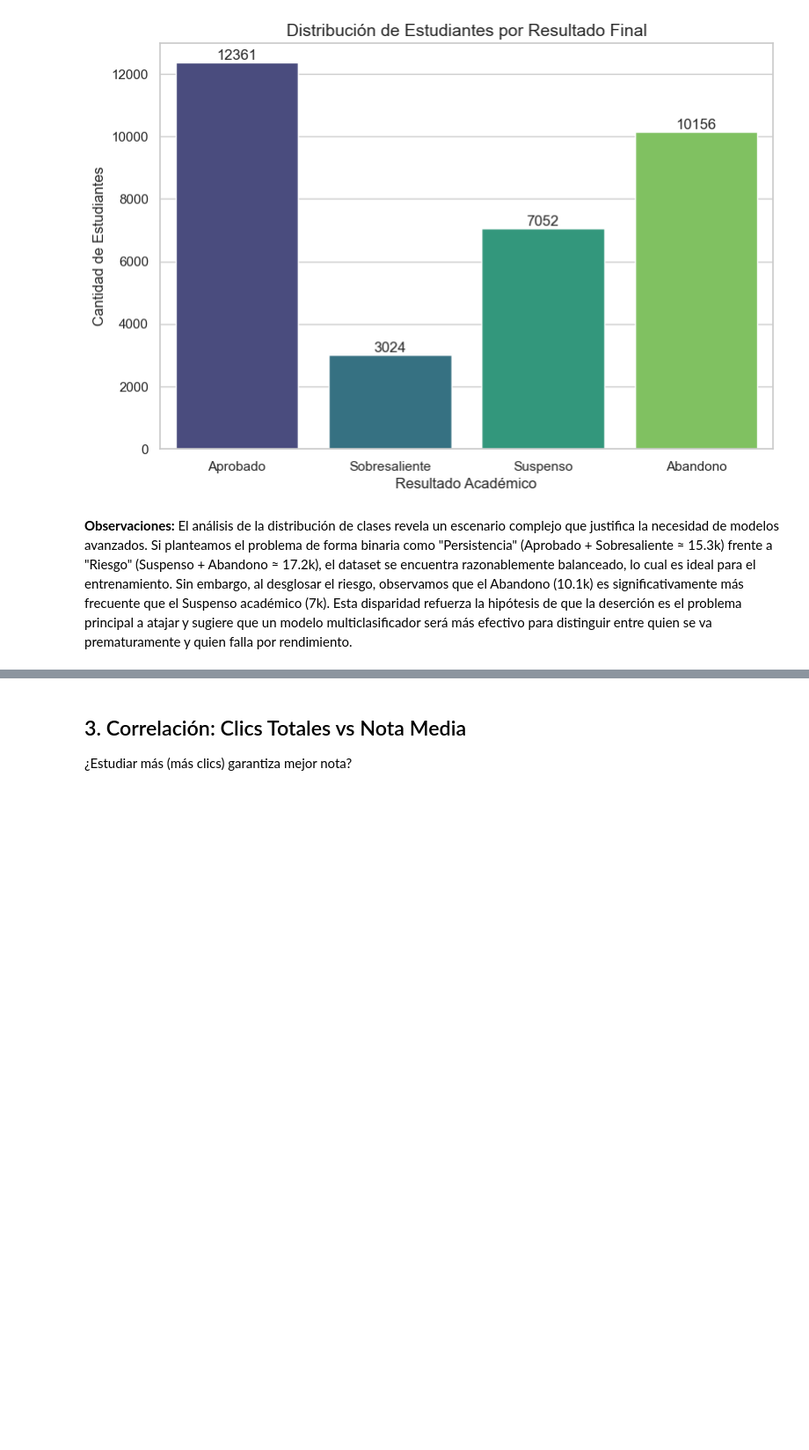
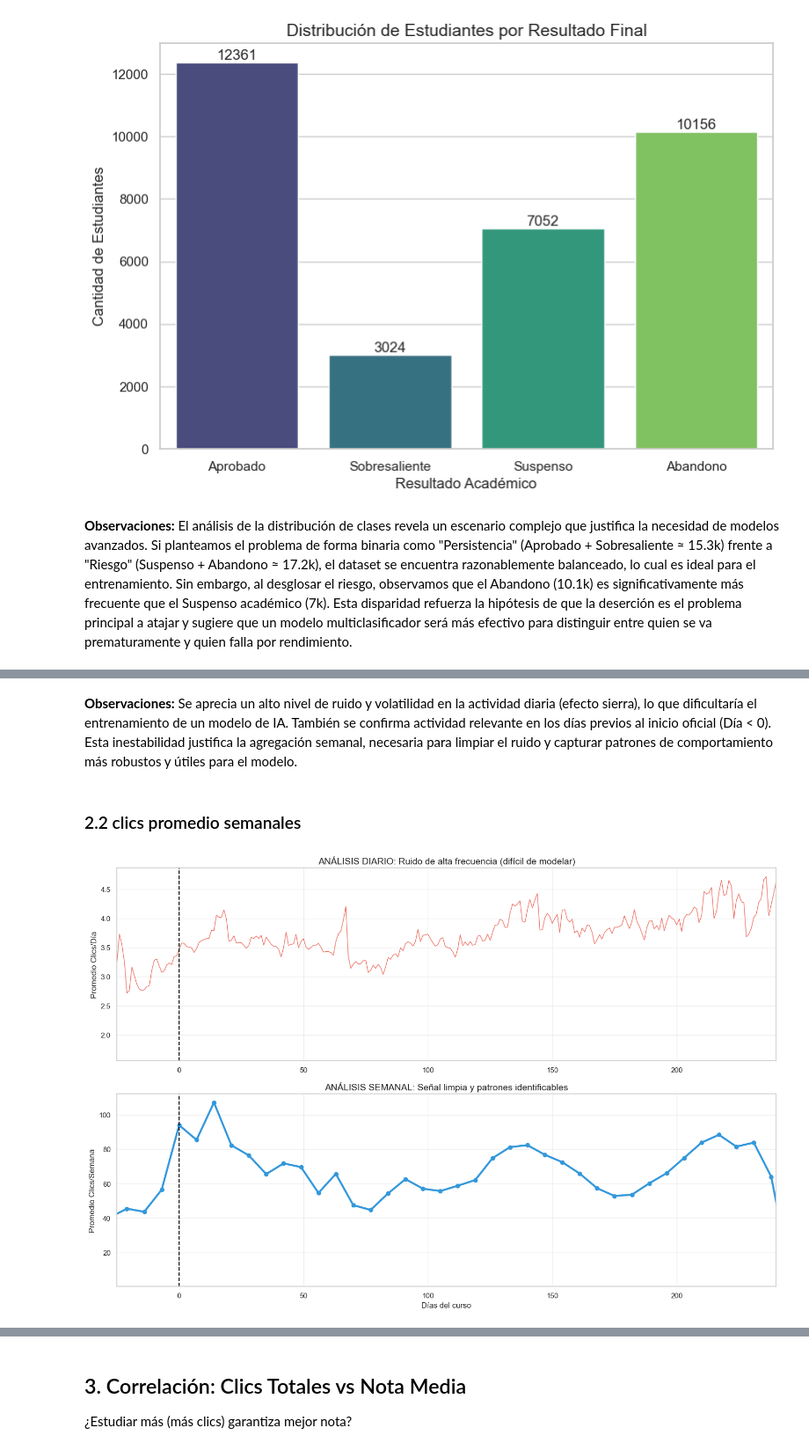
Before and after one commit to MichaeLaudrup/Artificial_Intelligence_Msc, a Jupyter notebook: TFM_education_ai_analytics/notebooks/data_exploration.ipynb, the cells around one changed output, grey strips where cells are left out. Shown at 88% size. Cells and saved outputs as stored; diff of their text form; code cells hidden in the pictures; blank space fills up the shorter version.

```diff
--- a/TFM_education_ai_analytics/notebooks/data_exploration.ipynb
+++ b/TFM_education_ai_analytics/notebooks/data_exploration.ipynb
@@ -226,0 +231,39 @@ Deberíamos ver que los estudiantes 'Withdrawn' (Abandonos) tienen una caída dr
+# %% [markdown]
+**Observaciones:**  Se aprecia un alto nivel de ruido y volatilidad en la actividad diaria (efecto sierra), lo que dificultaría el entrenamiento de un modelo de IA. También se confirma actividad relevante en los días previos al inicio oficial (Día < 0). Esta inestabilidad justifica la agregación semanal, necesaria para limpiar el ruido y capturar patrones de comportamiento más robustos y útiles para el modelo.
+# %% [markdown]
+### 2.2 clics promedio semanales
+# %%
+# 1. Preparamos los datos
+# Actividad Diaria
+daily_avg = df_interactions.groupby('date')['sum_click'].mean().reset_index()
+
+# Actividad Semanal (Agrupamos primero por estudiante/semana y luego promediamos)
+df_interactions['week'] = df_interactions['date'] // 7
+weekly_avg = df_interactions.groupby(['id_student', 'week'])['sum_click'].sum().reset_index()
+weekly_trend = weekly_avg.groupby('week')['sum_click'].mean().reset_index()
+
+# 2. Configuración de la comparativa
+fig, (ax1, ax2) = plt.subplots(2, 1, figsize=(15, 10), sharex=False)
+
+# Gráfica Superior: Ruido Diario
+ax1.plot(daily_avg['date'], daily_avg['sum_click'], color='#e74c3c', linewidth=1, alpha=0.8)
+ax1.set_xlim(-25, 240)
+ax1.axvline(x=0, color='black', linestyle='--')
+ax1.set_title('ANÁLISIS DIARIO: Ruido de alta frecuencia (difícil de modelar)', fontsize=14)
+ax1.set_ylabel('Promedio Clics/Día')
+ax1.grid(True, alpha=0.3)
+
+# Gráfica Inferior: Señal Semanal
+# Multiplicamos X por 7 para mantener la misma escala temporal que los días
+ax2.plot(weekly_trend['week'] * 7, weekly_trend['sum_click'], color='#3498db', linewidth=3, marker='o')
+ax2.set_xlim(-25, 240)
+ax2.axvline(x=0, color='black', linestyle='--')
+ax2.set_title('ANÁLISIS SEMANAL: Señal limpia y patrones identificables', fontsize=14)
+ax2.set_ylabel('Promedio Clics/Semana')
+ax2.set_xlabel('Días del curso')
+ax2.grid(True, alpha=0.3)
+
+plt.tight_layout()
+plt.show()
+# %% [output]
+[figure, added]
```
Also changed, not shown: parts of 17 cells of this notebook, 3 other files.
